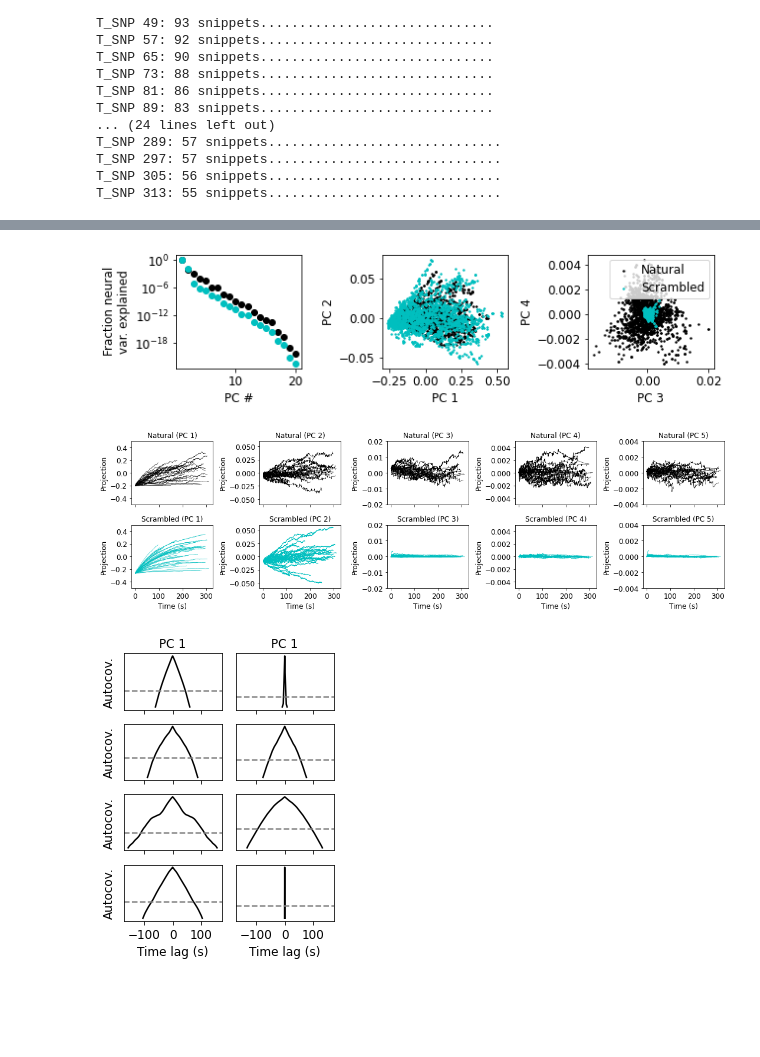
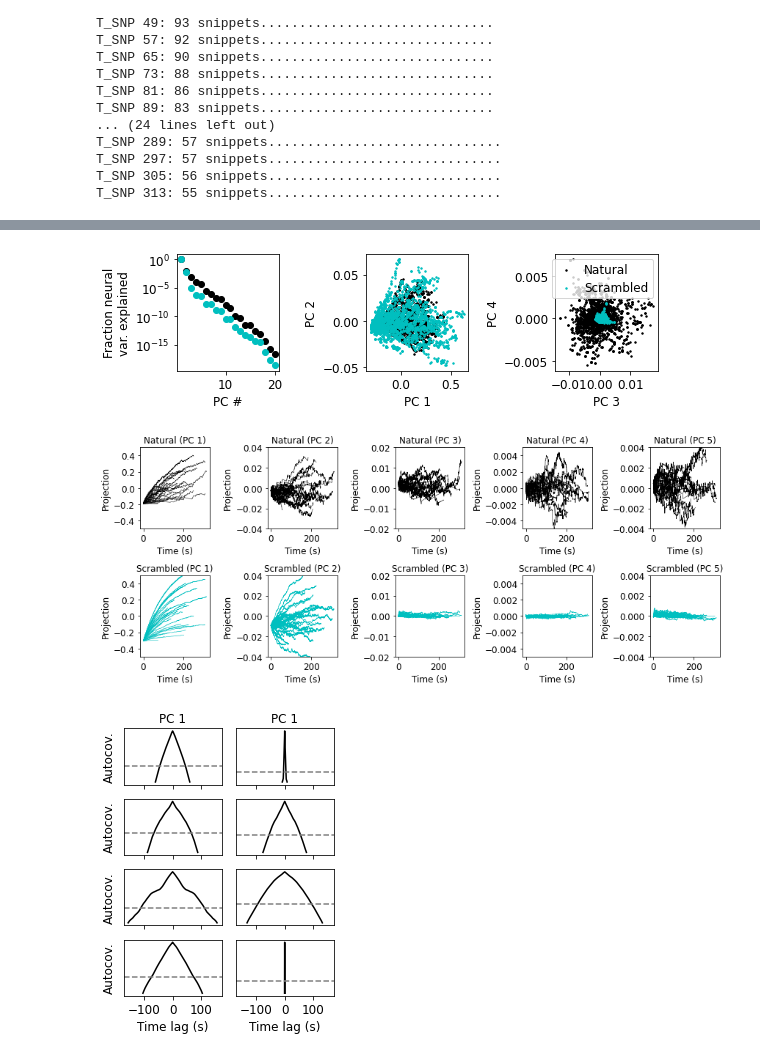
Before and after one commit to rkp8000/inferring-neural-codes, a Jupyter notebook: 10_E_neural_song_manifold.ipynb, the cells around one changed output, grey strips where cells are left out. Cells and saved outputs as stored; diff of their text form; code cells hidden in the pictures; blank space fills up the shorter version.

```diff
--- a/10_E_neural_song_manifold.ipynb
+++ b/10_E_neural_song_manifold.ipynb
@@ -215,41 +215,41 @@ Gamma = 0.6321990575647796
 # %%
 rs_final = np.array(rs_final)
 pca = decomposition.PCA().fit(rs_final)
 rs_final_pca = pca.transform(rs_final)
 
 rs_final_scrambled = np.array(rs_final_scrambled)
 pca_scrambled = decomposition.PCA().fit(rs_final_scrambled)
 rs_final_scrambled_pca = pca_scrambled.transform(rs_final_scrambled)
 
-fig, axs = plt.subplots(1, 3, figsize=(9, 2.5), tight_layout=True)
+fig, axs = plt.subplots(1, 3, figsize=(8, 2.5), tight_layout=True)
 axs[0].scatter(1+np.arange(N), pca.explained_variance_ratio_, c='k')
 axs[0].scatter(1+np.arange(N), pca_scrambled.explained_variance_ratio_, c='c')
 axs[0].set_yscale('log')
 
 set_plot(axs[0], x_label='PC #', y_label='Fraction neural\nvar. explained')
 
 axs[1].scatter(rs_final_pca[:, 0], rs_final_pca[:, 1], c='k', s=2)
 axs[1].scatter(rs_final_scrambled_pca[:, 0], rs_final_scrambled_pca[:, 1], c='c', s=2)
 
 set_plot(axs[1], x_label='PC 1', y_label='PC 2')
 
 axs[2].scatter(rs_final_pca[:, 2], rs_final_pca[:, 3], c='k', s=2)
 axs[2].scatter(rs_final_scrambled_pca[:, 2], rs_final_scrambled_pca[:, 3], c='c', s=2)
 
 axs[2].legend(['Natural', 'Scrambled'])
 
 set_plot(axs[2], x_label='PC 3', y_label='PC 4')
 
 fig.savefig('ms/fig_4_natural_vs_scrambled_pca.svg')
 # %% [output]
-[figure, old version]
+[figure, new version]
 # %%
 IPCS = range(5)
 ntr_plot = 50
 
 itr_xpl_plots = np.random.choice(np.arange(len(rs_full_xpl)), ntr_plot, replace=False)
 
-fig, axs = plt.subplots(2, 5, figsize=(15, 4.5), tight_layout=True, sharex=True)
+fig, axs = plt.subplots(2, 5, figsize=(12, 5), tight_layout=True)
 
 for itr in itr_xpl_plots:
     rs = rs_full_xpl[itr]
@@ -264,15 +264,15 @@ for itr in itr_xpl_plots:
         ax_col[0].plot(t_snp, rs_pca[:, ipc], c='k', lw=.5)
         ax_col[1].plot(t_snp, rs_scrambled_pca[:, ipc], c='c', lw=.5)
 
-Y_LIMS = [(-.5, .5), (-.06, .06), (-.02, .02), (-.005, .005), (-.004, .004)]
+Y_LIMS = [(-.5, .5), (-.04, .04), (-.02, .02), (-.005, .005), (-.004, .004)]
 
 for cax, (y_lim, ax_col) in enumerate(zip(Y_LIMS, axs.T)):
-    set_plot(ax_col[0], y_lim=y_lim, y_label='Projection', title=f'Natural (PC {IPCS[cax]+1})')
+    set_plot(ax_col[0], y_lim=y_lim, x_label='Time (s)', y_label='Projection', title=f'Natural (PC {IPCS[cax]+1})')
     set_plot(ax_col[1], y_lim=y_lim, x_label='Time (s)', y_label='Projection', title=f'Scrambled (PC {IPCS[cax]+1})')
 
 fig.savefig('ms/fig_4_pc_trajecs.svg')
 # %% [output]
-[figure, old version]
+[figure, new version]
 # %%
 from time_stats import xcov_conv_tri
 
```
Also changed, not shown: parts of 2 cells of this notebook, 28 other files.
